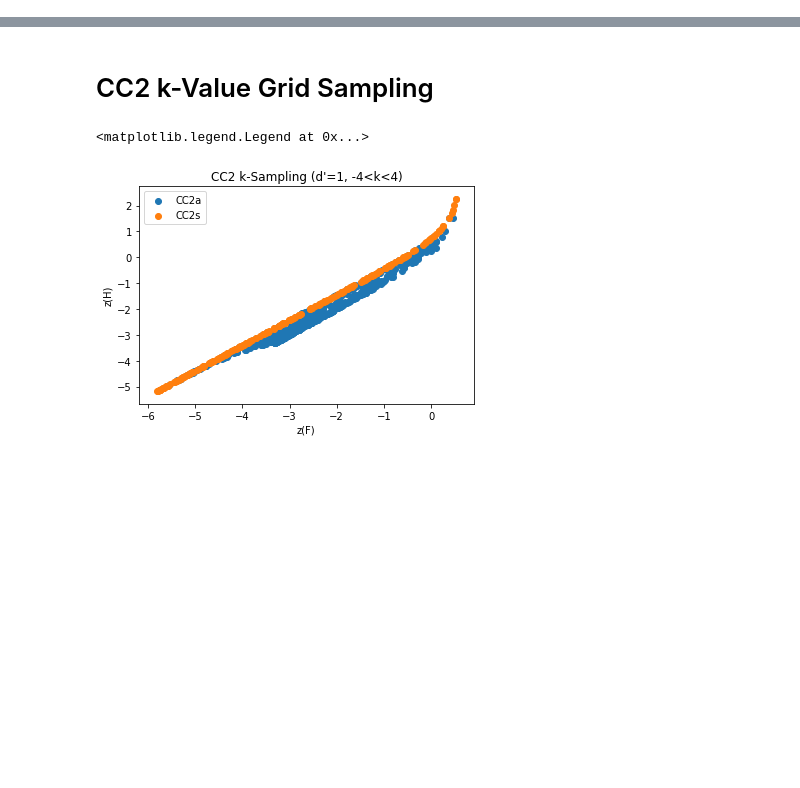
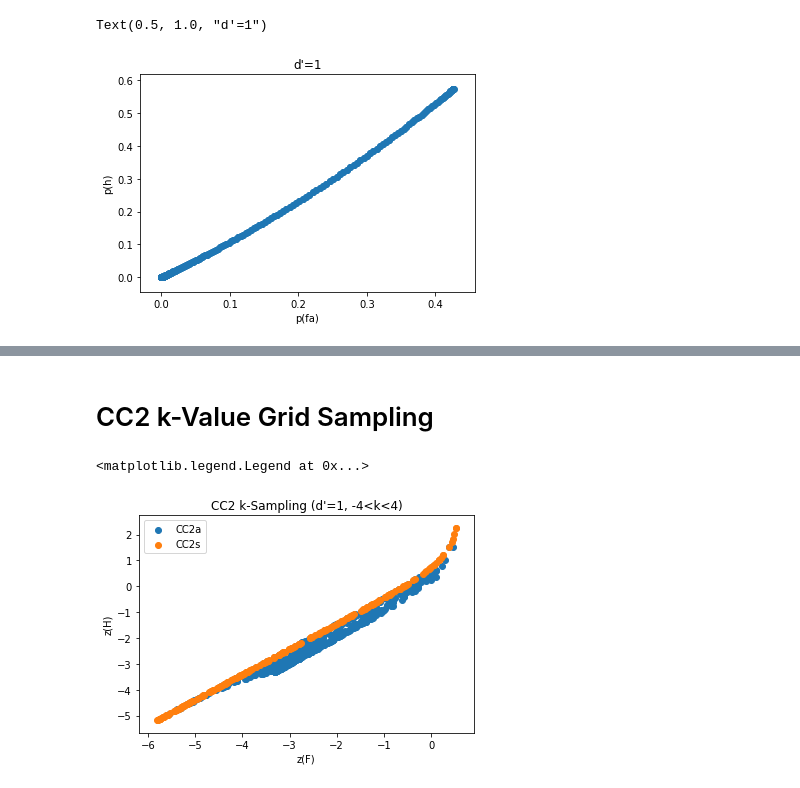
Before and after one commit to alexxyu/decision-modeling, a Jupyter notebook: CC2 Decision Modeling.ipynb, the cells around one changed output, grey strips where cells are left out. Saved outputs shown, nothing was run; the diff lists cells and outputs as text; code cells hidden in the pictures; blank space fills up the shorter version.

```diff
--- a/CC2 Decision Modeling.ipynb
+++ b/CC2 Decision Modeling.ipynb
@@ -5,8 +8,6 @@ from IPython.display import clear_output
 import random
 import numpy as np
 import scipy.stats as st
-from scipy.stats import linregress
-import matplotlib.pyplot as plt
 
 class CovertDecisionModel:
 
@@ -109,8 +110,8 @@ class CovertDecisionModel:
 
     def convert_k_to_p_cc1(self, d_prime, k):
 
-        p_false = st.norm.cdf(k)*(1 - st.norm.cdf(k)) + st.norm.cdf(k-d_prime)*(1 - st.norm.cdf(k-d_prime))
-        p_hit = st.norm.cdf(k)*(1 - st.norm.cdf(k-d_prime)) + (1 - st.norm.cdf(k))*st.norm.cdf(k-d_prime)
+        p_false = (st.norm.cdf(k+d_prime/2)*(1 - st.norm.cdf(k+d_prime/2)) + st.norm.cdf(k-d_prime/2)*(1-st.norm.cdf(k-d_prime/2)))
+        p_hit = (st.norm.cdf(k+d_prime/2)*(1 - st.norm.cdf(k-d_prime/2)) + st.norm.cdf(k-d_prime/2)*(1-st.norm.cdf(k+d_prime/2)))
 
         return p_false, p_hit
 
@@ -119,15 +120,13 @@ class CovertDecisionModel:
         p_false, p_hit = self.convert_k_to_p_cc1(d_prime, k)
         return st.norm.ppf(p_false), st.norm.ppf(p_hit)
 
-    def sample_k_values_to_z_cc1(self, k_range, d_prime, num_points):
+    def get_k_values_to_z_cc1(self, k_range, d_prime):
 
         # CC1
         zf_vals = []
         zh_vals = []
 
-        k_range = [n for n in np.linspace(k_range['k_min'], k_range['k_max'], k_range['k_num'])]
-        for _ in range(num_points):
-            k = random.choice(k_range)
+        for k in np.linspace(k_range['k_min'], k_range['k_max'], k_range['k_num']):
             z_f, z_h = self.convert_k_to_z_cc1(d_prime, k)
 
             zf_vals.append(z_f)
@@ -135,4 +134,29 @@ class CovertDecisionModel:
 
         return zf_vals, zh_vals
 
+    def get_k_values_to_p_cc1(self, k_range, d_prime):
+
+        # CC1
+        pf_vals = []
+        ph_vals = []
+
+        for k in np.linspace(k_range['k_min'], k_range['k_max'], k_range['k_num']):
+            p_f, p_h = self.convert_k_to_p_cc1(d_prime, k)
+
+            pf_vals.append(p_f)
+            ph_vals.append(p_h)
+
+        return pf_vals, ph_vals
+
 diff_model = CovertDecisionModel()
+# %%
+k_range = {'k_min': -10, 'k_max': 10, 'k_num': 1001}
+zfs, zhs = diff_model.get_k_values_to_p_cc1(k_range, 1)
+plt.scatter(zfs, zhs)
+#plt.plot([0, 0.4], [0, 0.4])
+plt.xlabel('p(fa)')
+plt.ylabel('p(h)')
+plt.title('d\'=1')
+# %% [output]
+Text(0.5, 1.0, "d'=1")
+[figure, added]
```
Also changed, not shown: parts of 6 cells of this notebook, 1 other file.
